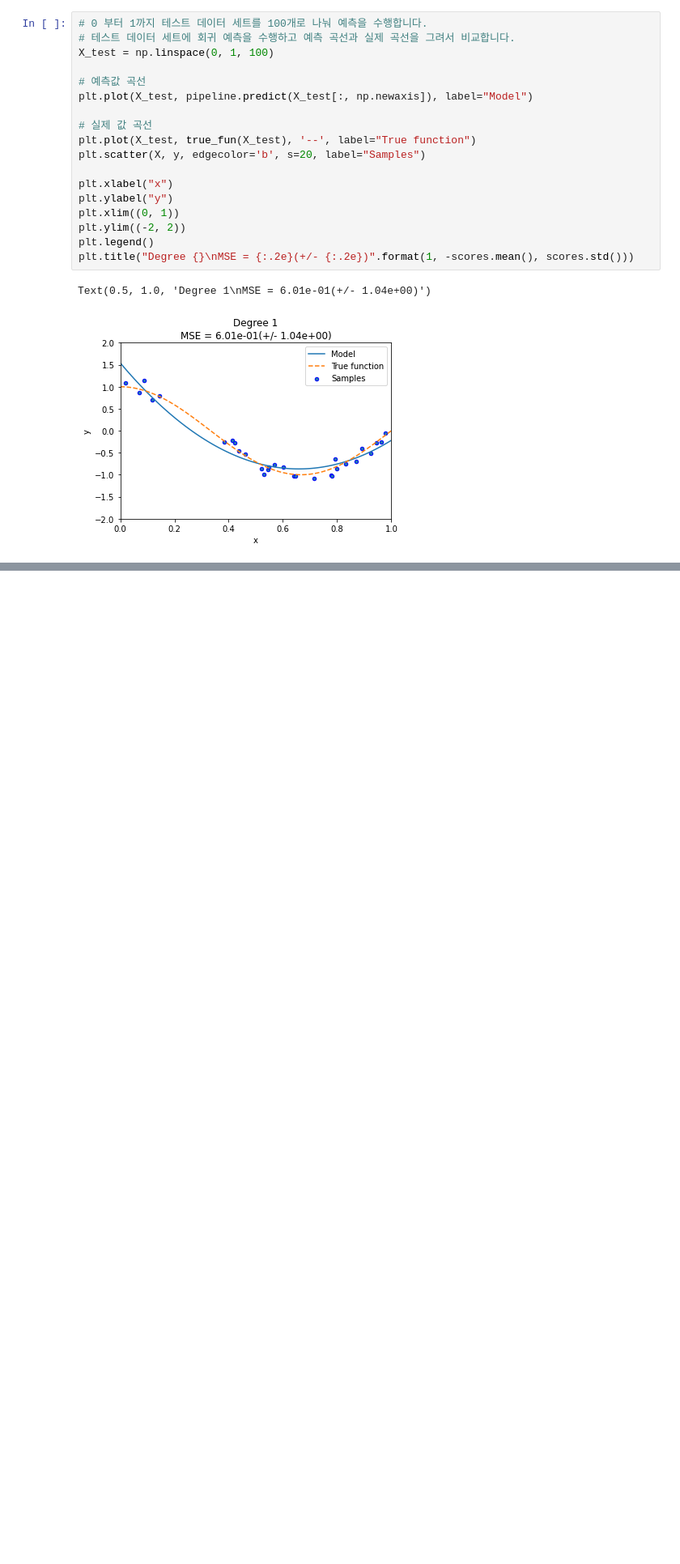
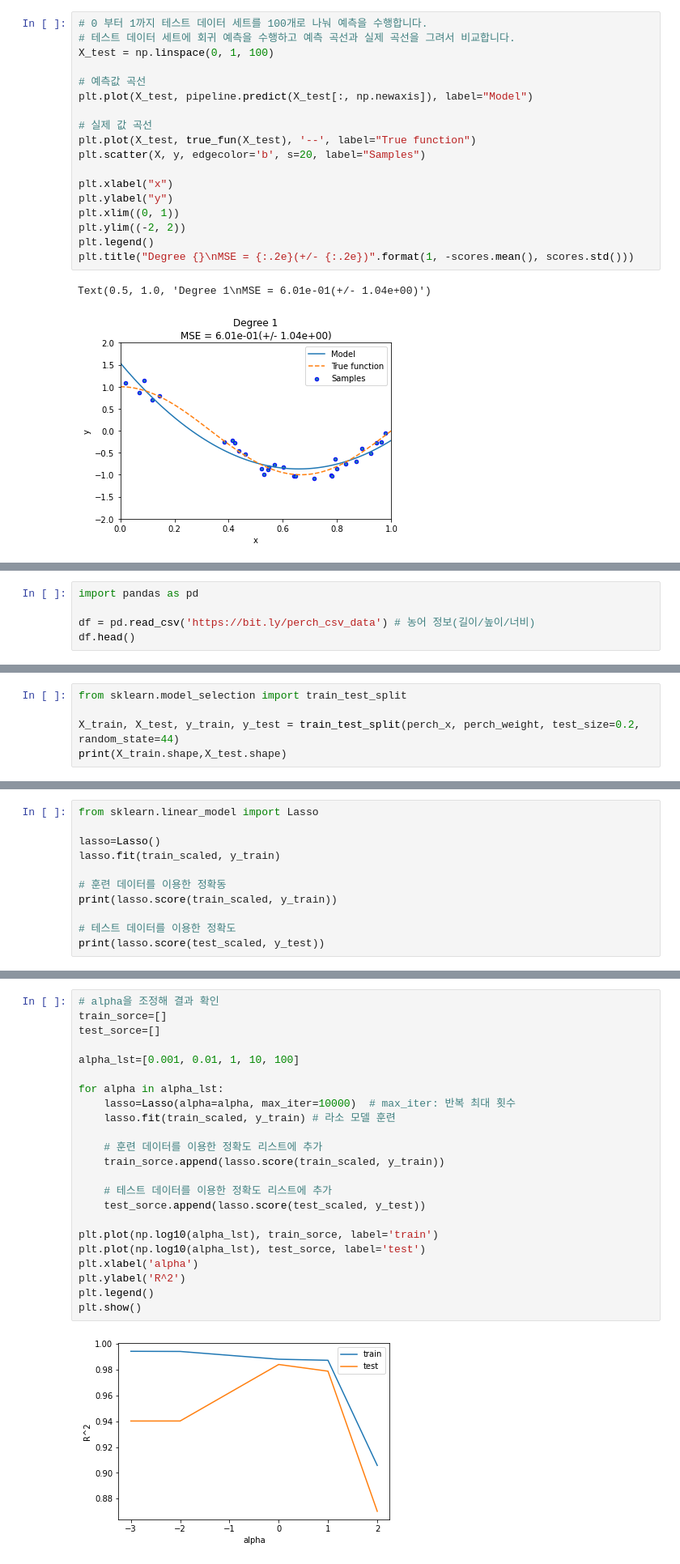
Before and after one commit to toughC/Python_Machine_Learning, a Jupyter notebook: 10_RegressionAnalysis2.ipynb, the cells around one changed output, grey strips where cells are left out. Shown at 81% size. Cells and saved outputs as stored; diff of their text form; blank space fills up the shorter version.

```diff
--- a/10_RegressionAnalysis2.ipynb
+++ b/10_RegressionAnalysis2.ipynb
@@ -308,0 +367,5 @@ Degree 100 MSE 는 844263822486112374358016.00 입니다.
+# %%
+import pandas as pd
+
+df = pd.read_csv('https://bit.ly/perch_csv_data') # 농어 정보(길이/높이/너비)
+df.head()
@@ -308,0 +393,5 @@ Degree 100 MSE 는 844263822486112374358016.00 입니다.
+# %%
+from sklearn.model_selection import train_test_split
+
+X_train, X_test, y_train, y_test = train_test_split(perch_x, perch_weight, test_size=0.2, random_state=44)
+print(X_train.shape,X_test.shape)
@@ -308,0 +531,11 @@ Degree 100 MSE 는 844263822486112374358016.00 입니다.
+# %%
+from sklearn.linear_model import Lasso
+
+lasso=Lasso()
+lasso.fit(train_scaled, y_train)
+
+# 훈련 데이터를 이용한 정확동
+print(lasso.score(train_scaled, y_train))
+
+# 테스트 데이터를 이용한 정확도
+print(lasso.score(test_scaled, y_test))
@@ -308,0 +545,25 @@ Degree 100 MSE 는 844263822486112374358016.00 입니다.
+# %%
+# alpha을 조정해 결과 확인
+train_sorce=[]
+test_sorce=[]
+
+alpha_lst=[0.001, 0.01, 1, 10, 100]
+
+for alpha in alpha_lst:
+    lasso=Lasso(alpha=alpha, max_iter=10000)  # max_iter: 반복 최대 횟수
+    lasso.fit(train_scaled, y_train) # 라소 모델 훈련
+
+    # 훈련 데이터를 이용한 정확도 리스트에 추가
+    train_sorce.append(lasso.score(train_scaled, y_train))
+
+    # 테스트 데이터를 이용한 정확도 리스트에 추가
+    test_sorce.append(lasso.score(test_scaled, y_test))
+
+plt.plot(np.log10(alpha_lst), train_sorce, label='train')
+plt.plot(np.log10(alpha_lst), test_sorce, label='test')
+plt.xlabel('alpha')
+plt.ylabel('R^2')
+plt.legend()
+plt.show()
+# %% [output]
+[figure, added]
```
Also changed, not shown: parts of 31 cells of this notebook.
